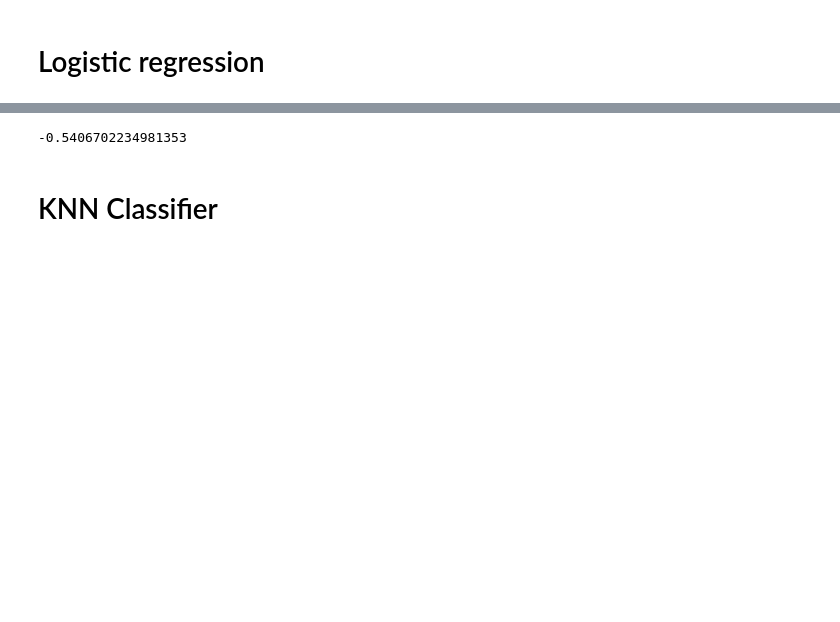
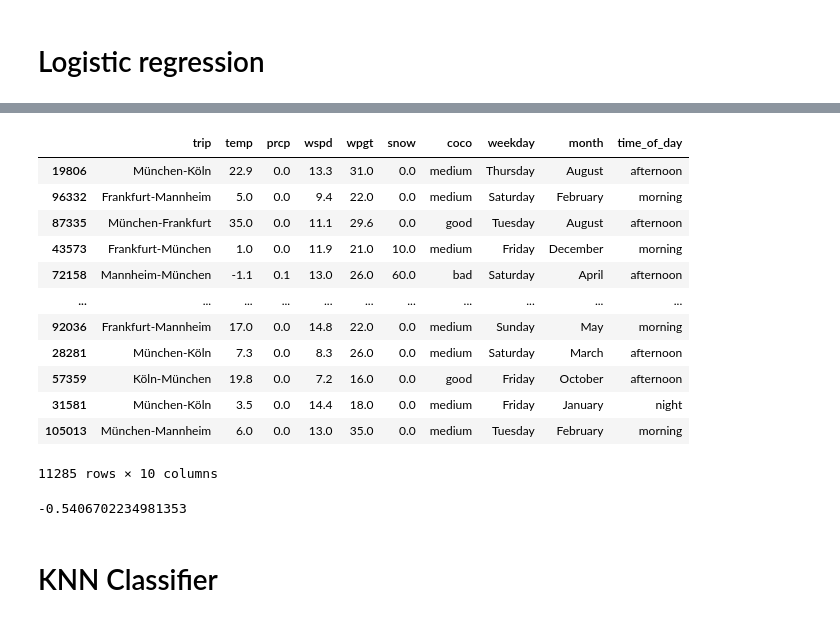
Before and after one commit to Good-Train-Bad-Train/gtbt, a Jupyter notebook: notebooks/Models_Classification.ipynb, the cells around one changed output, grey strips where cells are left out. Drawn from its saved outputs; the diff is of its cells as text; code cells hidden in the pictures; blank space fills up the shorter version.

```diff
--- a/notebooks/Models_Classification.ipynb
+++ b/notebooks/Models_Classification.ipynb
@@ -20,12 +20,12 @@ The autoreload extension is already loaded. To reload it, use:
 # %%
 from tensorflow.keras.utils import to_categorical
 
-data = pd.read_csv('data_for_model_2.csv')
-#data = pd.read_csv('../data/data_for_model_2.csv')
+data = pd.read_csv('data_for_model_legs.csv')
+#data = pd.read_csv('../data/data_for_model_legs.csv')
 data['snow'] = data['snow'].replace(np.nan, 0)
 
 data.head()
-X = data[['city','temp', 'prcp', 'wspd', 'wpgt', 'snow', 'coco', 'weekday', 'month', 'time_of_day']]
+X = data[['trip','temp', 'prcp', 'wspd', 'wpgt', 'snow', 'coco', 'weekday', 'month', 'time_of_day']]
 #y = data['target_numeric']
 y = data['target'] # for classification
 
@@ -228 +291,17 @@ pd.DataFrame(y_test)#.dtypes
+# %%
+X_test
+# %% [output]
+|  | trip | temp | prcp | wspd | wpgt | snow | coco | weekday | month | time_of_day |
+| 19806 | München-Köln | 22.9 | 0.0 | 13.3 | 31.0 | 0.0 | medium | Thursday | August | afternoon |
+| 96332 | Frankfurt-Mannheim | 5.0 | 0.0 | 9.4 | 22.0 | 0.0 | medium | Saturday | February | morning |
+| 87335 | München-Frankfurt | 35.0 | 0.0 | 11.1 | 29.6 | 0.0 | good | Tuesday | August | afternoon |
+| 43573 | Frankfurt-München | 1.0 | 0.0 | 11.9 | 21.0 | 10.0 | medium | Friday | December | morning |
+| 72158 | Mannheim-München | -1.1 | 0.1 | 13.0 | 26.0 | 60.0 | bad | Saturday | April | afternoon |
+| ... | ... | ... | ... | ... | ... | ... | ... | ... | ... | ... |
+| 92036 | Frankfurt-Mannheim | 17.0 | 0.0 | 14.8 | 22.0 | 0.0 | medium | Sunday | May | morning |
+| 28281 | München-Köln | 7.3 | 0.0 | 8.3 | 26.0 | 0.0 | medium | Saturday | March | afternoon |
+| 57359 | Köln-München | 19.8 | 0.0 | 7.2 | 16.0 | 0.0 | good | Friday | October | afternoon |
+| 31581 | München-Köln | 3.5 | 0.0 | 14.4 | 18.0 | 0.0 | medium | Friday | January | night |
+| 105013 | München-Mannheim | 6.0 | 0.0 | 13.0 | 35.0 | 0.0 | medium | Tuesday | February | morning |
+11285 rows × 10 columns
 # %%
```
Also changed, not shown: parts of 13 cells of this notebook, 2 other files.
